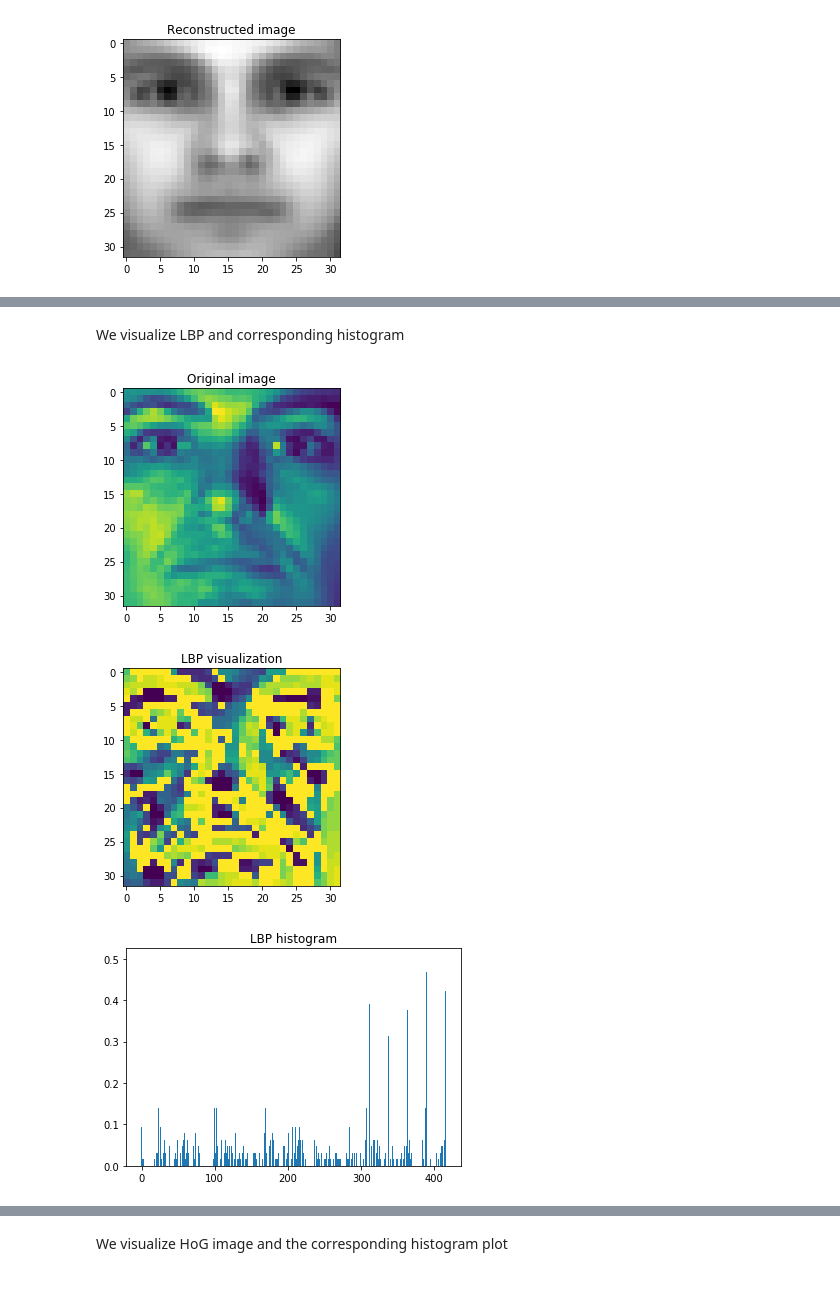
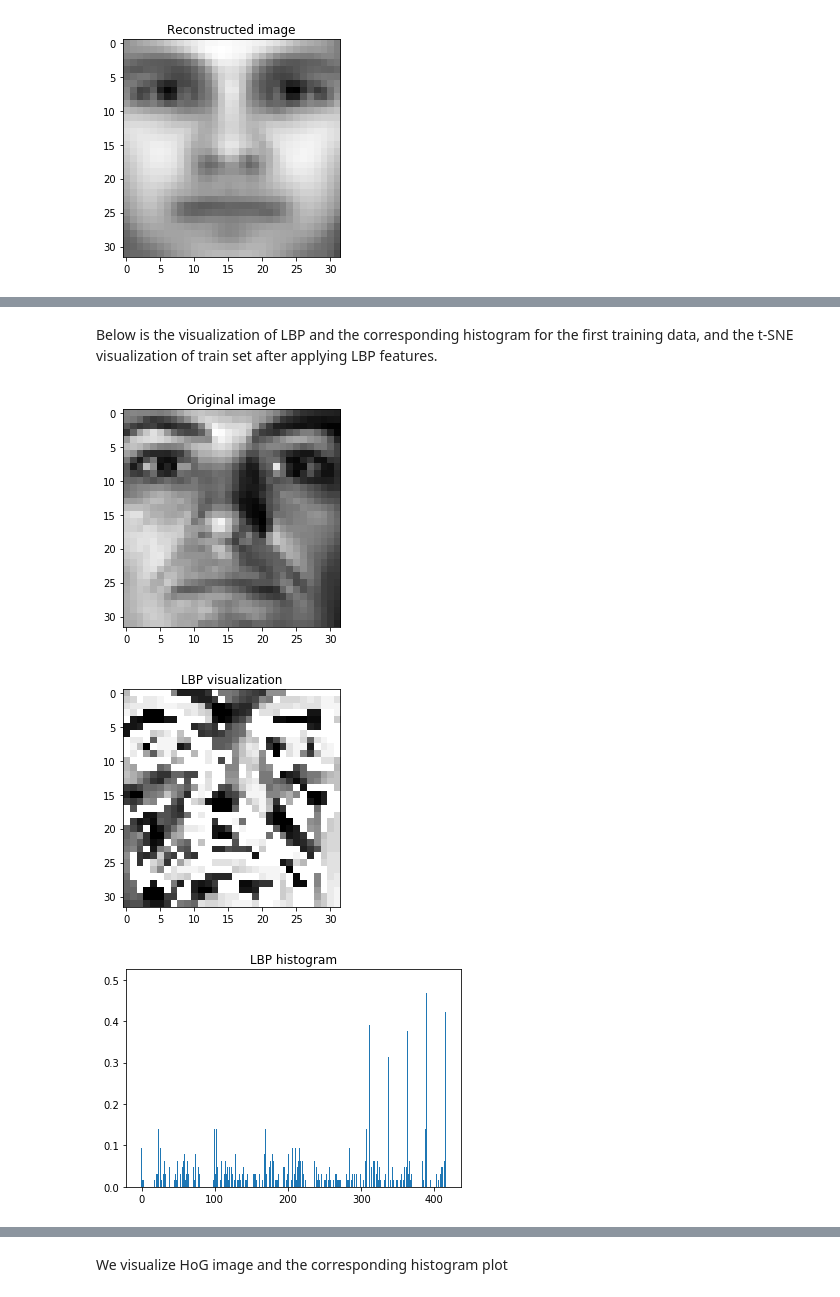
Before and after one commit to RLee-xy/Facial-Recognition-1, a Jupyter notebook: demo.ipynb, the cells around one changed output, grey strips where cells are left out. Cells and saved outputs as stored; diff of their text form; code cells hidden in the pictures.

```diff
--- a/demo.ipynb
+++ b/demo.ipynb
@@ -272,26 +413,26 @@ X_test_transformed, X_test_hists = lbp_transform(test_set)
 # store features
 X_train['lbp'] = X_train_hists
 X_test['lbp'] = X_test_hists
-# %% [markdown]
-We visualize LBP and corresponding histogram
+# %% [markdown]
+Below is the visualization of LBP and the corresponding histogram for the first training data, and the t-SNE visualization of train set after applying LBP features.
 # %%
 # original image
 imgs, _ = next(iter(train_loader))
 img_original = imgs[0]
 plt.title("Original image")
-plt.imshow(img_original.squeeze().numpy())
+plt.imshow(img_original.squeeze().numpy(), cmap='gray')
 plt.show()
 
 # LBP
 plt.title("LBP visualization")
-plt.imshow(X_train_transformed[0])
+plt.imshow(X_train_transformed[0], cmap='gray')
 plt.show()
 
 # histogram
 plt.title("LBP histogram")
 plt.bar(np.arange(len(X_train_hists[0])), X_train_hists[0], width=0.8)
 plt.show()
 # %% [output]
-[figure, old version]
+[figure, new version]
-[figure, old version]
+[figure, new version]
 [figure]
```
Also changed, not shown: parts of 77 cells of this notebook, 17 other files.
